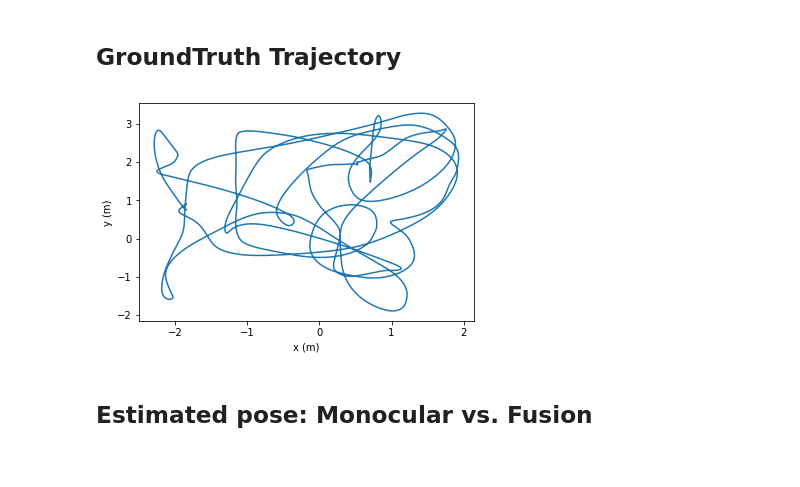
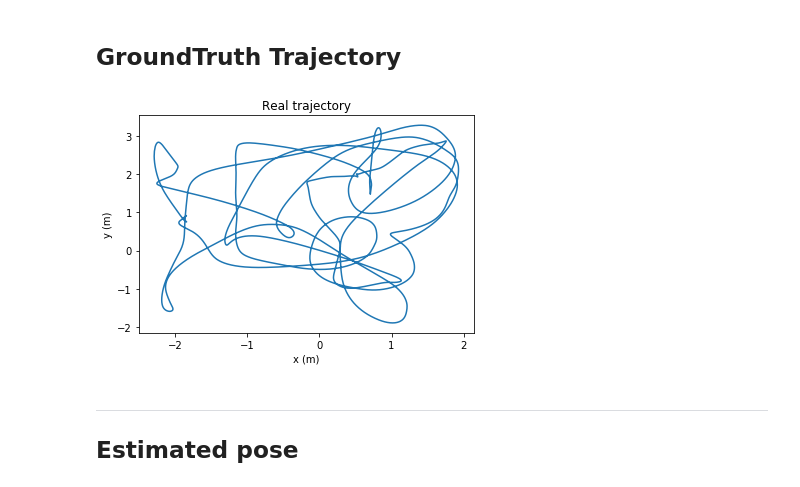
Before and after one commit to RoboticsLabURJC/2018-tfm-javier-martinez, a Jupyter notebook: tools/plot_traj.ipynb, the cells around one changed output. Drawn from its saved outputs; the diff is of its cells as text; code cells hidden in the pictures.

```diff
--- a/tools/plot_traj.ipynb
+++ b/tools/plot_traj.ipynb
@@ -156,11 +167,12 @@ fusion_pose_xy           = traj_xy(fusion_final)
 # %% [markdown]
 ## GroundTruth Trajectory
 # %%
-plot_2d(gt_pose_xy, "Real trajectory")
+plot_2d(gt_pose_xy, "", title="Real trajectory")
 # %% [output]
-[figure, old version]
+[figure, new version]
 # %% [markdown]
-## Estimated pose: Monocular vs. Fusion
+---
+## Estimated pose
 # %%
 plot_2d_parallels(mono_estimated_pose_xy, "Monocular", fusion_estimated_pose_xy, "Fusion")
 # %% [output]
```
Also changed, not shown: parts of 18 cells of this notebook, 11 other files.
